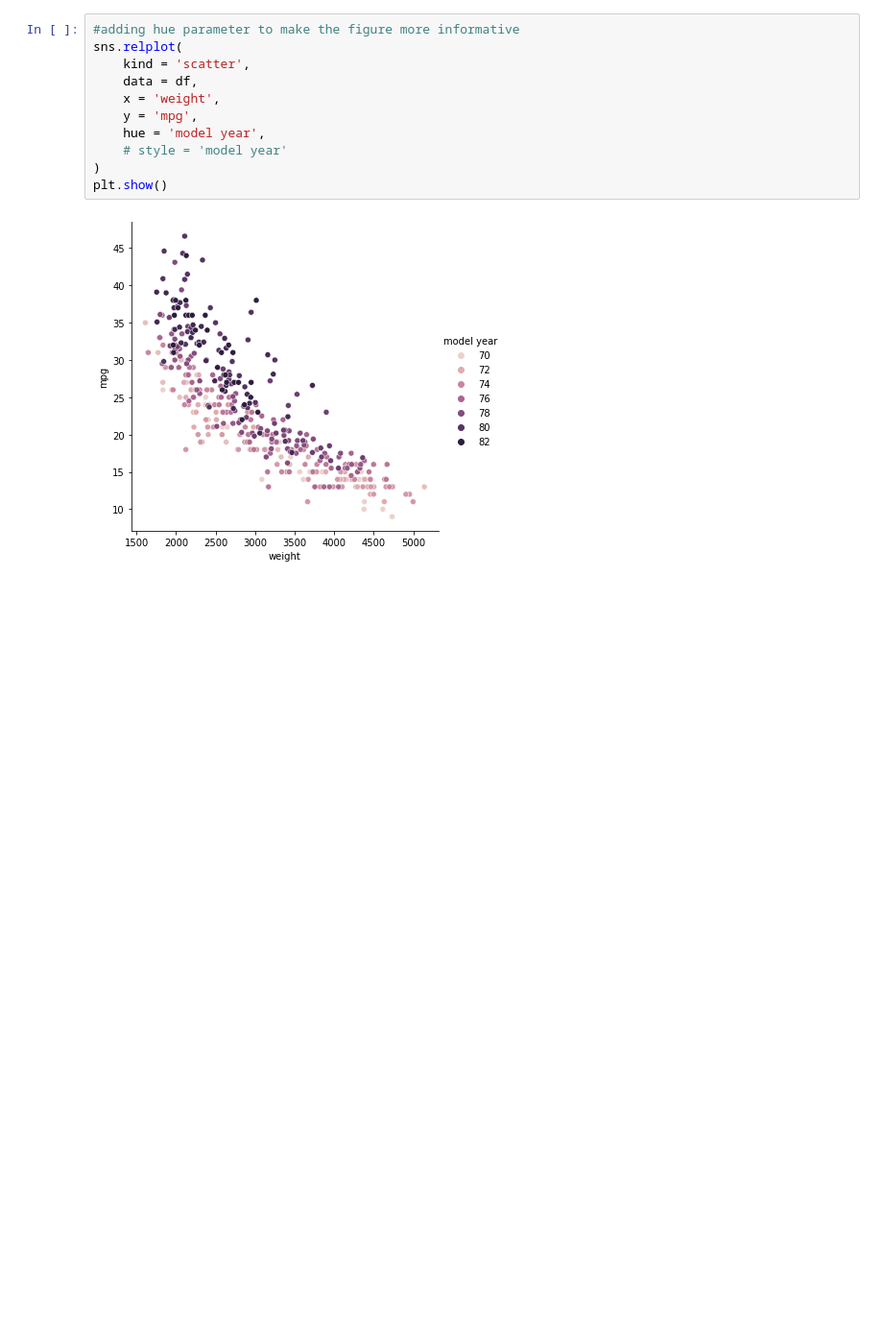
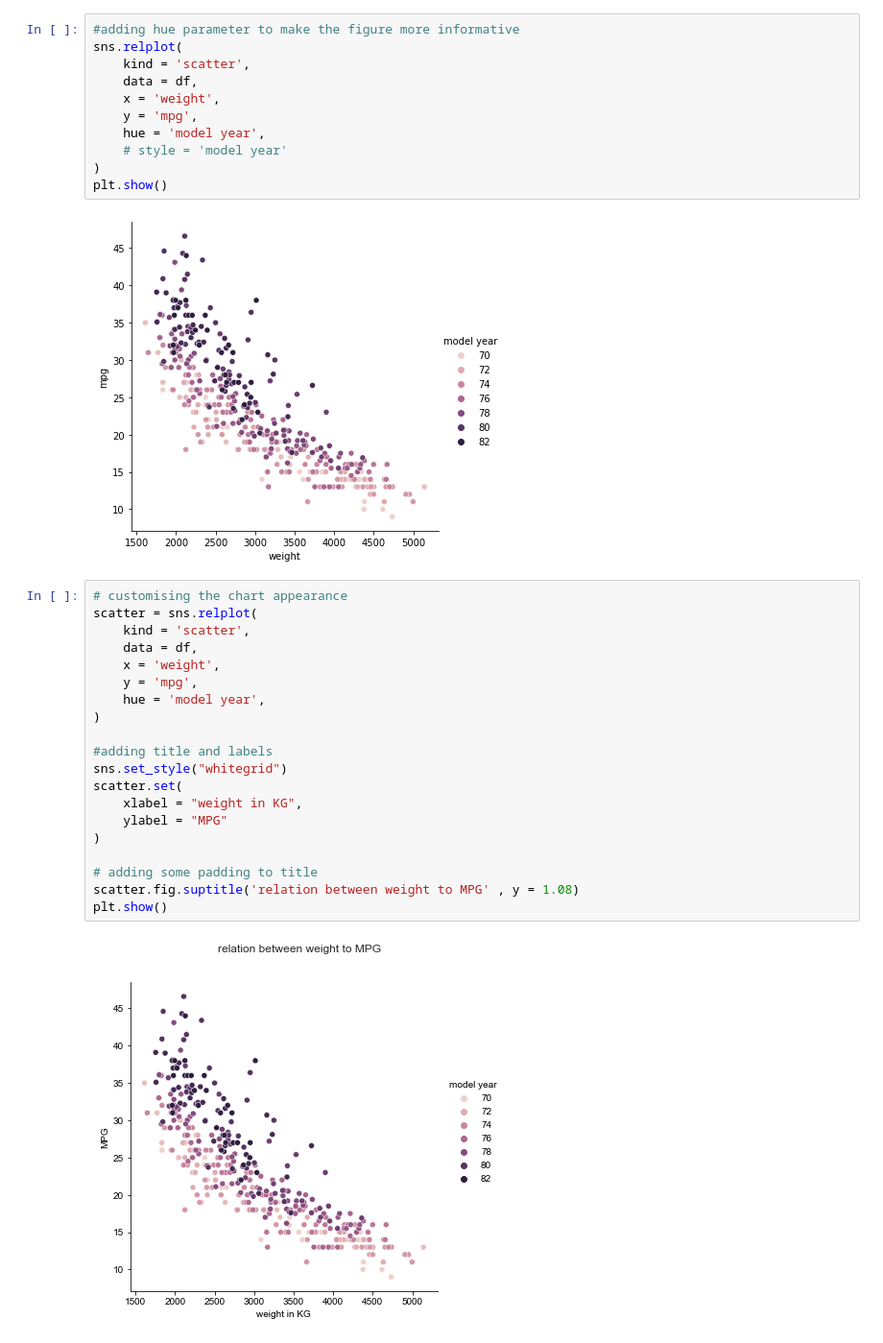
Before and after one commit to iCobra3/auto-mpg-visualisation-project, a Jupyter notebook: task.ipynb, the cells around one changed output. Shown at 96% size. Drawn from its saved outputs; the diff is of its cells as text; blank space fills up the shorter version.

```diff
--- a/task.ipynb
+++ b/task.ipynb
@@ -50,3 +51,25 @@ sns.relplot(
 plt.show()
 # %% [output]
 [figure]
+# %%
+# customising the chart appearance
+scatter = sns.relplot(
+    kind = 'scatter',
+    data = df,
+    x = 'weight',
+    y = 'mpg',
+    hue = 'model year',
+)
+
+#adding title and labels
+sns.set_style("whitegrid")
+scatter.set(
+    xlabel = "weight in KG",
+    ylabel = "MPG"
+)
+
+# adding some padding to title
+scatter.fig.suptitle('relation between weight to MPG' , y = 1.08)
+plt.show()
+# %% [output]
+[figure, added]
```
Also changed, not shown: parts of 2 cells of this notebook.
